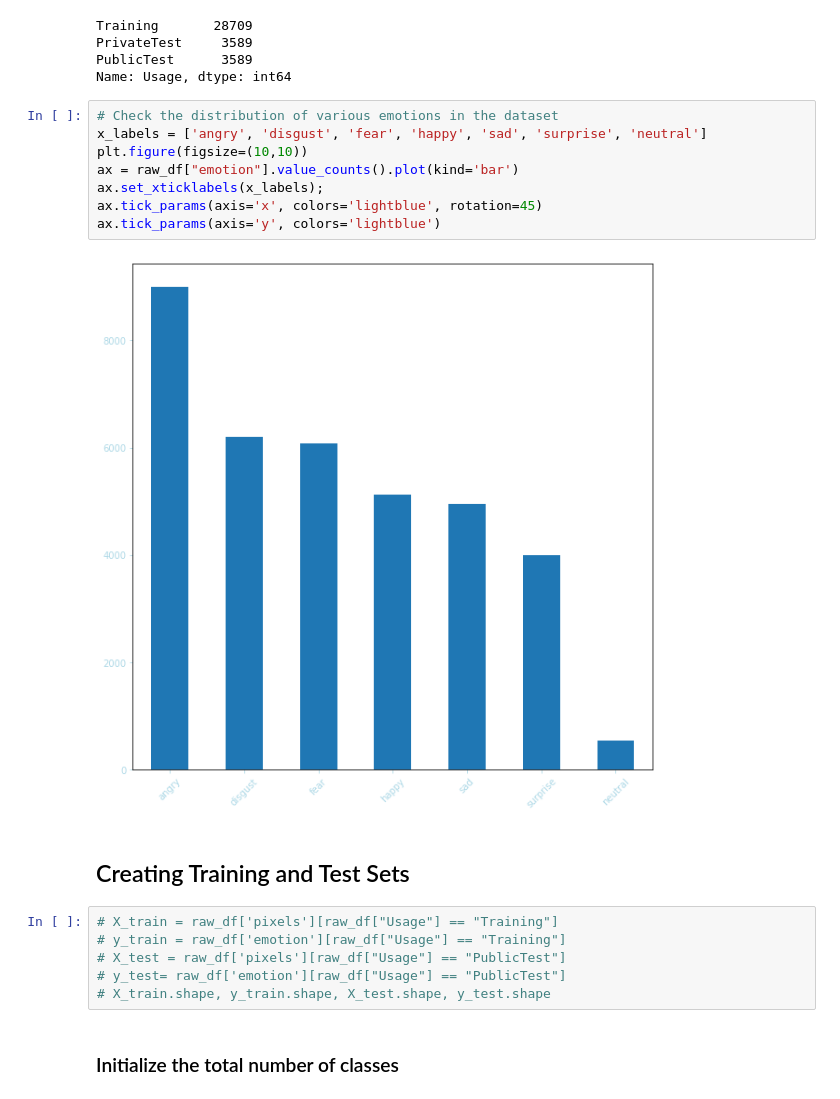
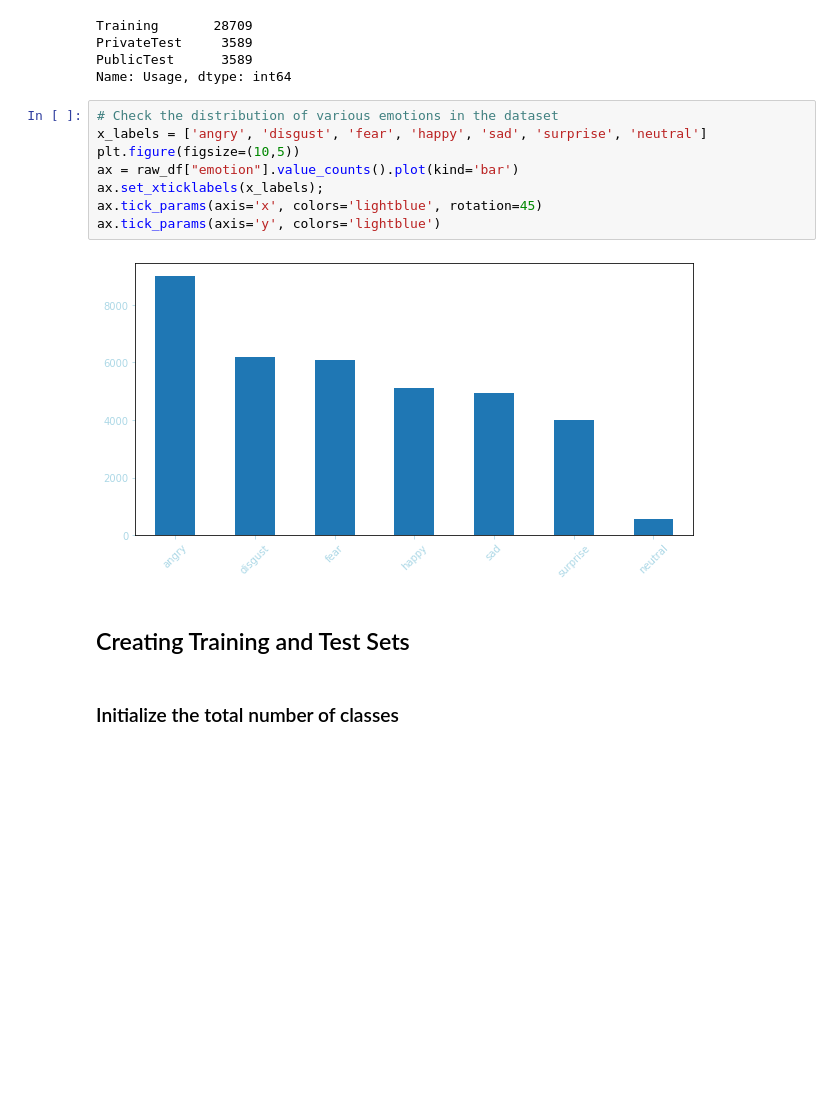
Before and after one commit to BharatKammakatla/Facial-Expression-Detection, a Jupyter notebook: Expression_Detection.ipynb, the cells around one changed output. Cells and saved outputs as stored; diff of their text form; blank space fills up the shorter version.

```diff
--- a/Expression_Detection.ipynb
+++ b/Expression_Detection.ipynb
@@ -153,21 +152,15 @@ Name: Usage, dtype: int64
 # %%
 # Check the distribution of various emotions in the dataset
 x_labels = ['angry', 'disgust', 'fear', 'happy', 'sad', 'surprise', 'neutral']
-plt.figure(figsize=(10,10))
+plt.figure(figsize=(10,5))
 ax = raw_df["emotion"].value_counts().plot(kind='bar')
 ax.set_xticklabels(x_labels);
 ax.tick_params(axis='x', colors='lightblue', rotation=45)
 ax.tick_params(axis='y', colors='lightblue')
 # %% [output]
-[figure, old version]
+[figure, new version]
 # %% [markdown]
 ## Creating Training and Test Sets
-# %%
-# X_train = raw_df['pixels'][raw_df["Usage"] == "Training"]
-# y_train = raw_df['emotion'][raw_df["Usage"] == "Training"]
-# X_test = raw_df['pixels'][raw_df["Usage"] == "PublicTest"]
-# y_test= raw_df['emotion'][raw_df["Usage"] == "PublicTest"]
-# X_train.shape, y_train.shape, X_test.shape, y_test.shape
 # %% [markdown]
 ### Initialize the total number of classes
 # %%
```
Also changed, not shown: parts of 7 cells of this notebook.
